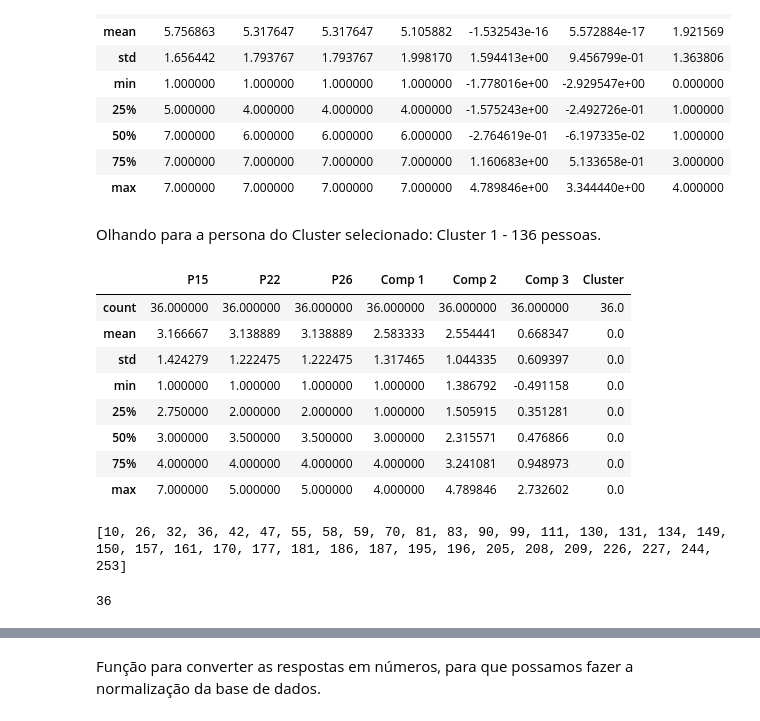
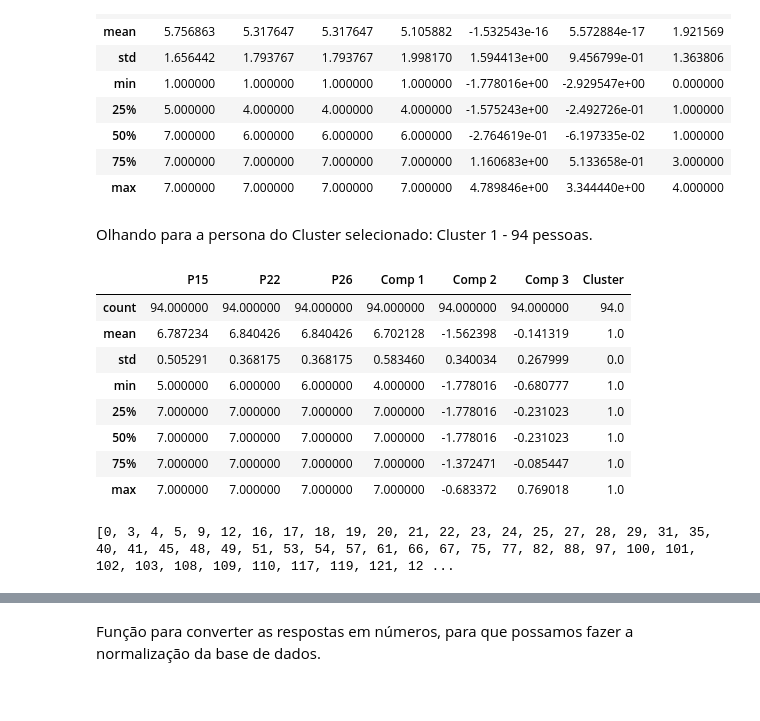
Before and after one commit to enzojunq/Base-de-dados, a Jupyter notebook: base.ipynb, the cells around one changed output, grey strips where cells are left out. Cells and saved outputs as stored; diff of their text form; code cells hidden in the pictures.

```diff
--- a/base.ipynb
+++ b/base.ipynb
@@ -845,30 +823,38 @@ df_p_pca_kmeans.describe()
 | 50% | 7.000000 | 6.000000 | 6.000000 | 6.000000 | -2.764619e-01 | -6.197335e-02 | 1.000000 |
 | 75% | 7.000000 | 7.000000 | 7.000000 | 7.000000 | 1.160683e+00 | 5.133658e-01 | 3.000000 |
 | max | 7.000000 | 7.000000 | 7.000000 | 7.000000 | 4.789846e+00 | 3.344440e+00 | 4.000000 |
+# %%
+# Ordena os clusters pelo tamanho, em ordem decrescente
+lclusters.sort(key=len, reverse=True)
+
+cluster_sel = lclusters[0]
+cluster_sel2 = lclusters[1]
+cluster_sel3 = lclusters[2]
+cluster_sel4 = lclusters[3]
+cluster_sel5 = lclusters[4]
 # %%
 #cluster_x_freq = pd.crosstab(df_p_pca_kmeans['Cluster'], df_p_pca_kmeans['Qfreq'], normalize='index',margins=True).round(3)*100
 #cluster_x_freq
 # %% [markdown]
-Olhando para a persona do Cluster selecionado: Cluster 1 - 136 pessoas.
+Olhando para a persona do Cluster selecionado: Cluster 1 - 94 pessoas.
 # %%
-cluster_sel = cluster_0
 cluster_sel.describe()
 # %% [output]
 |  | P15 | P22 | P26 | Comp 1 | Comp 2 | Comp 3 | Cluster |
-| count | 36.000000 | 36.000000 | 36.000000 | 36.000000 | 36.000000 | 36.000000 | 36.0 |
-| mean | 3.166667 | 3.138889 | 3.138889 | 2.583333 | 2.554441 | 0.668347 | 0.0 |
-| std | 1.424279 | 1.222475 | 1.222475 | 1.317465 | 1.044335 | 0.609397 | 0.0 |
-| min | 1.000000 | 1.000000 | 1.000000 | 1.000000 | 1.386792 | -0.491158 | 0.0 |
-| 25% | 2.750000 | 2.000000 | 2.000000 | 1.000000 | 1.505915 | 0.351281 | 0.0 |
-| 50% | 3.000000 | 3.500000 | 3.500000 | 3.000000 | 2.315571 | 0.476866 | 0.0 |
-| 75% | 4.000000 | 4.000000 | 4.000000 | 4.000000 | 3.241081 | 0.948973 | 0.0 |
-| max | 7.000000 | 5.000000 | 5.000000 | 4.000000 | 4.789846 | 2.732602 | 0.0 |
+| count | 94.000000 | 94.000000 | 94.000000 | 94.000000 | 94.000000 | 94.000000 | 94.0 |
+| mean | 6.787234 | 6.840426 | 6.840426 | 6.702128 | -1.562398 | -0.141319 | 1.0 |
+| std | 0.505291 | 0.368175 | 0.368175 | 0.583460 | 0.340034 | 0.267999 | 0.0 |
+| min | 5.000000 | 6.000000 | 6.000000 | 4.000000 | -1.778016 | -0.680777 | 1.0 |
+| 25% | 7.000000 | 7.000000 | 7.000000 | 7.000000 | -1.778016 | -0.231023 | 1.0 |
+| 50% | 7.000000 | 7.000000 | 7.000000 | 7.000000 | -1.778016 | -0.231023 | 1.0 |
+| 75% | 7.000000 | 7.000000 | 7.000000 | 7.000000 | -1.372471 | -0.085447 | 1.0 |
+| max | 7.000000 | 7.000000 | 7.000000 | 7.000000 | -0.683372 | 0.769018 | 1.0 |
 # %%
 indices_cluster1 = cluster_sel.index.values.tolist()
+indices_cluster2 = cluster_sel2.index.values.tolist()
+indices_cluster3 = cluster_sel3.index.values.tolist()
+indices_cluster4 = cluster_sel4.index.values.tolist()
+indices_cluster5 = cluster_sel5.index.values.tolist()
 print(list(cluster_sel.index.values.tolist()))
 # %% [output]
-[10, 26, 32, 36, 42, 47, 55, 58, 59, 70, 81, 83, 90, 99, 111, 130, 131, 134, 149, 150, 157, 161, 170, 177, 181, 186, 187, 195, 196, 205, 208, 209, 226, 227, 244, 253]
+[0, 3, 4, 5, 9, 12, 16, 17, 18, 19, 20, 21, 22, 23, 24, 25, 27, 28, 29, 31, 35, 40, 41, 45, 48, 49, 51, 53, 54, 57, 61, 66, 67, 75, 77, 82, 88, 97, 100, 101, 102, 103, 108, 109, 110, 117, 119, 121, 12 ...
-# %%
-print(len(indices_cluster1))
-# %% [output]
-36
```
Also changed, not shown: parts of 25 cells of this notebook.
